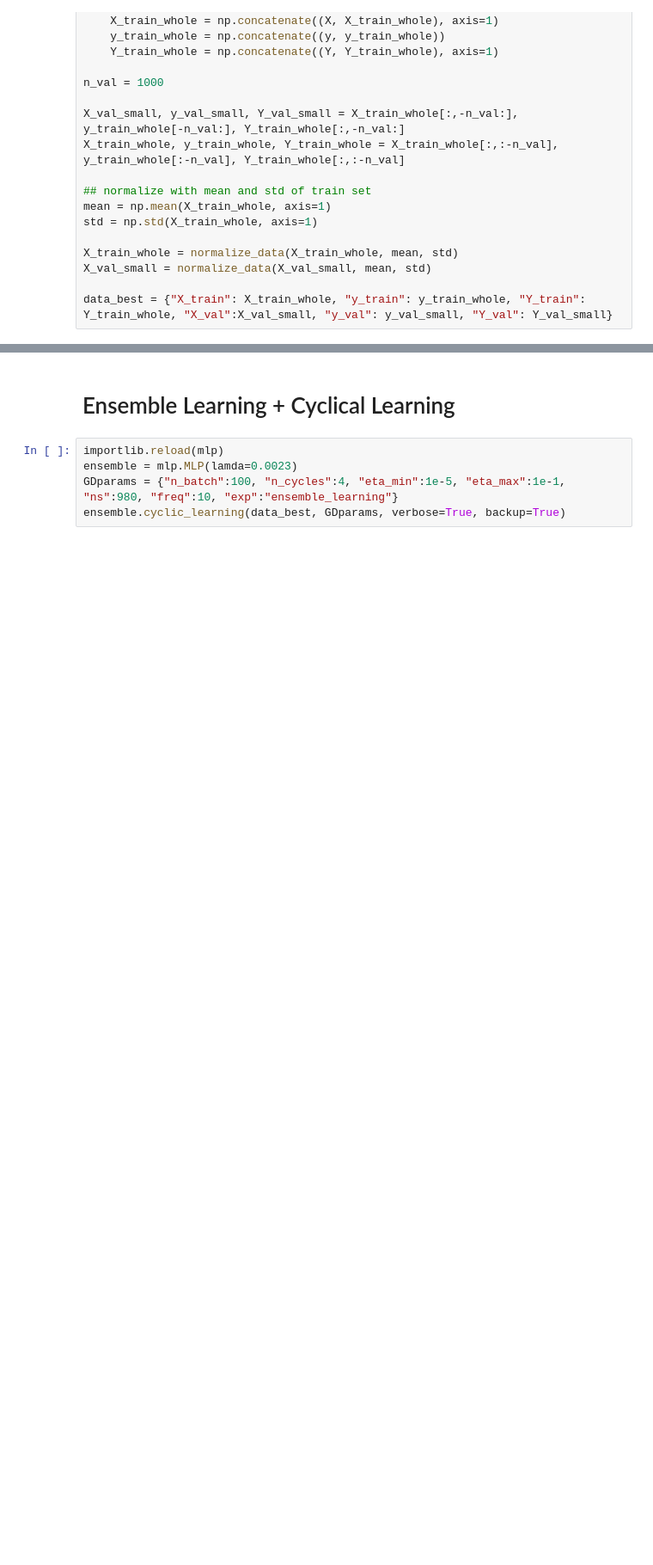
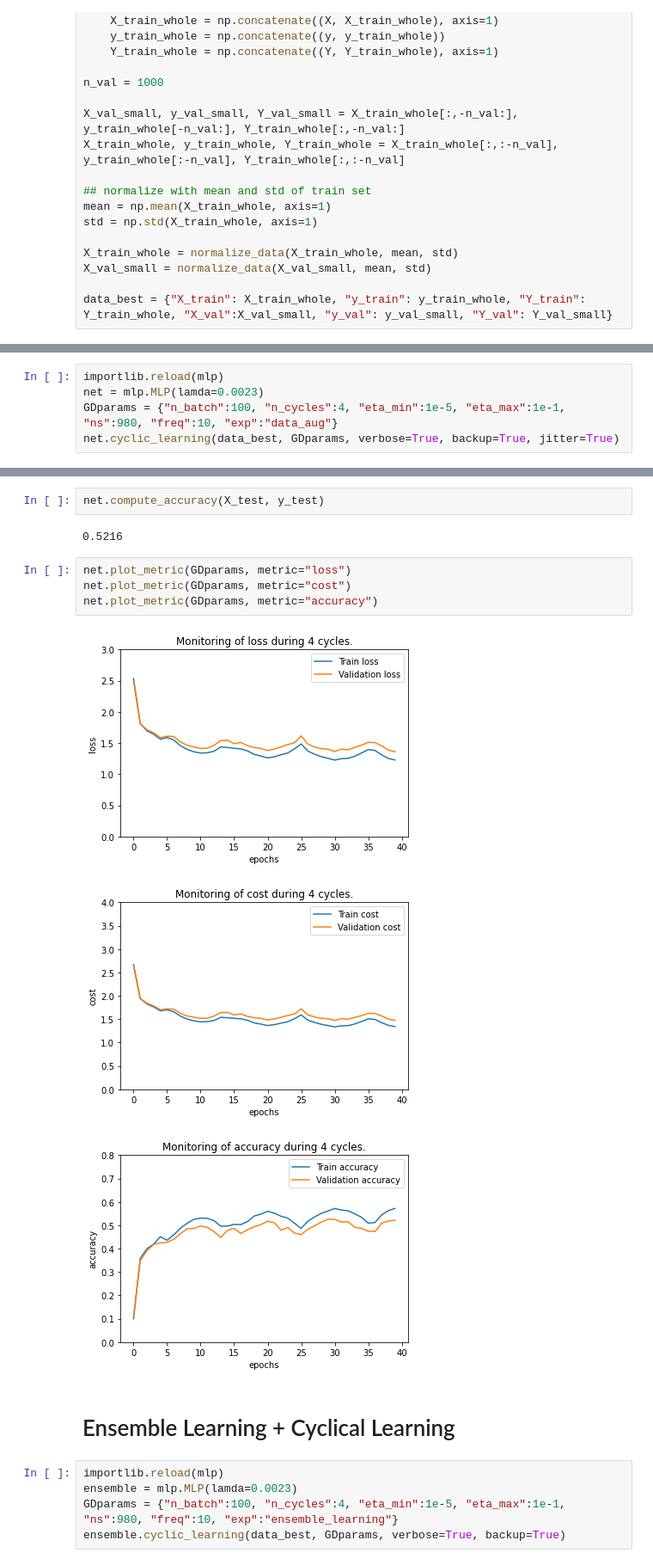
Before and after one commit to KenzaB27/dl_labs, a Jupyter notebook: lab2/bonus.ipynb, the cells around one changed output, grey strips where cells are left out. Shown at 86% size. Saved outputs shown, nothing was run; the diff lists cells and outputs as text; blank space fills up the shorter version.

Commit message:
data augmentation

```diff
--- a/lab2/bonus.ipynb
+++ b/lab2/bonus.ipynb
@@ -83,0 +86,5 @@ data_best = {"X_train": X_train_whole, "y_train": y_train_whole, "Y_train": Y_tr
+# %%
+importlib.reload(mlp)
+net = mlp.MLP(lamda=0.0023)
+GDparams = {"n_batch":100, "n_cycles":4, "eta_min":1e-5, "eta_max":1e-1, "ns":980, "freq":10, "exp":"data_aug"}
+net.cyclic_learning(data_best, GDparams, verbose=True, backup=True, jitter=True)
@@ -84,3 +109,15 @@ data_best = {"X_train": X_train_whole, "y_train": y_train_whole, "Y_train": Y_tr
+# %%
+net.compute_accuracy(X_test, y_test)
+# %% [output]
+0.5216
+# %%
+net.plot_metric(GDparams, metric="loss")
+net.plot_metric(GDparams, metric="cost")
+net.plot_metric(GDparams, metric="accuracy")
+# %% [output]
+[figure, added]
+[figure, added]
+[figure, added]
 # %% [markdown]
 # Ensemble Learning + Cyclical Learning
 # %%
```
Also changed, not shown: parts of 2 cells of this notebook, 1 other file.
